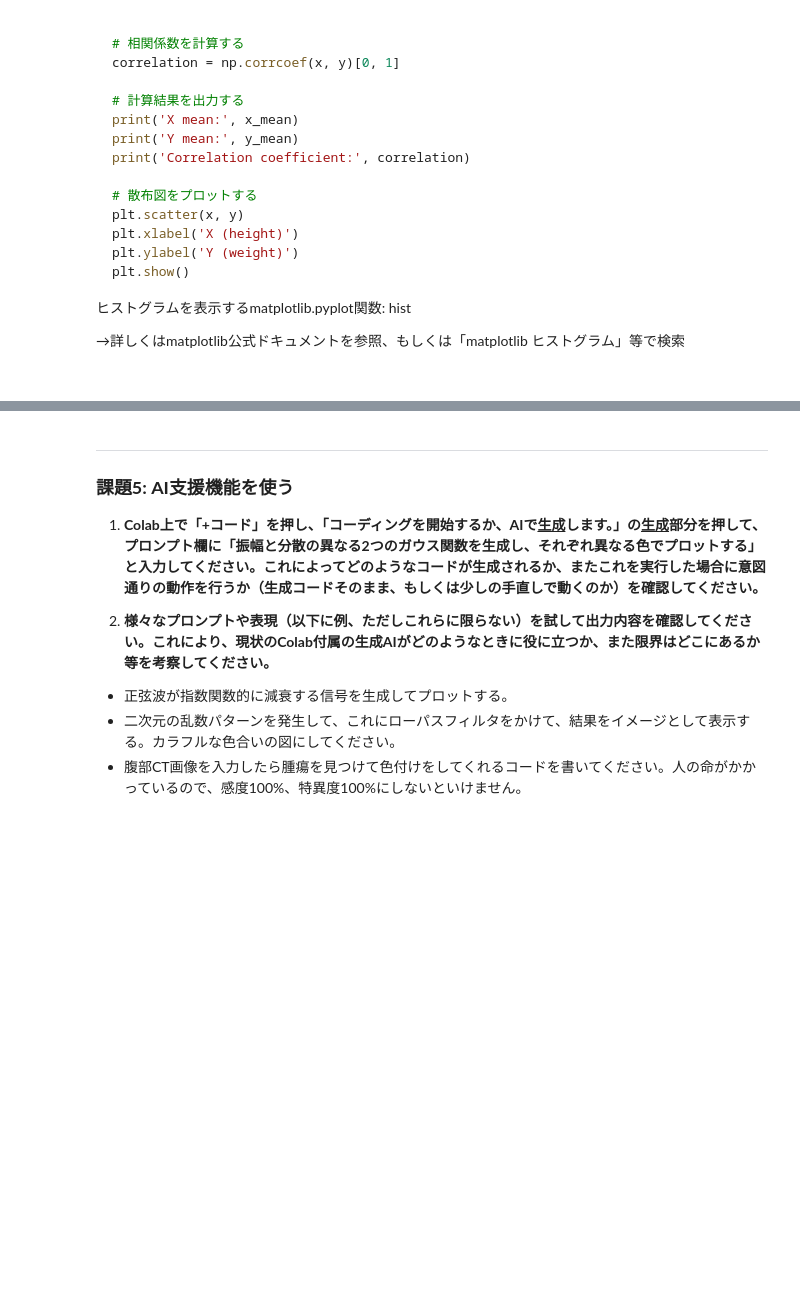
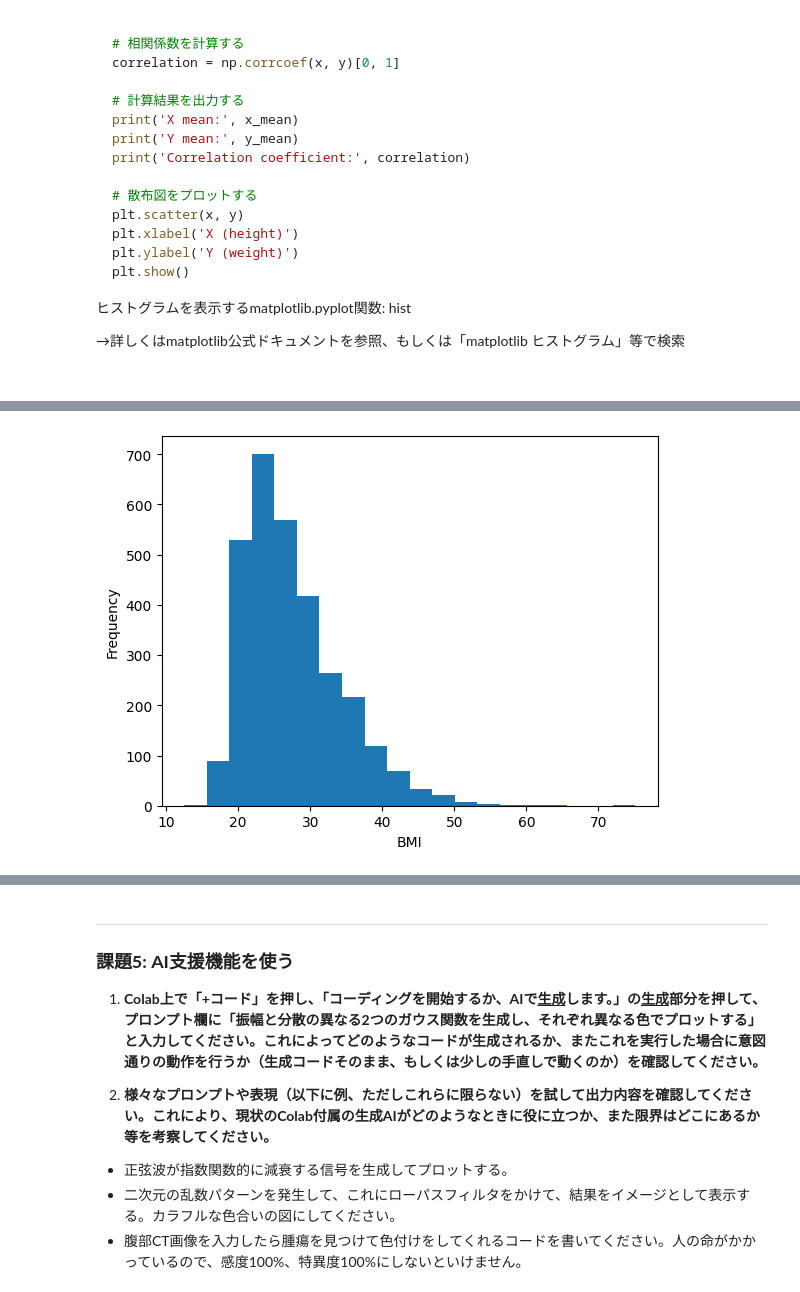
Before and after one commit to boxed-mikann/google_colab_ipynb, a Jupyter notebook: BPEexercisesA2025_1.ipynb, the cells around one changed output, grey strips where cells are left out. Saved outputs shown, nothing was run; the diff lists cells and outputs as text; code cells hidden in the pictures; blank space fills up the shorter version.

```diff
--- a/BPEexercisesA2025_1.ipynb
+++ b/BPEexercisesA2025_1.ipynb
@@ -345,3 +359,23 @@ plt.show()
+# %%
+import numpy as np
+import matplotlib.pyplot as plt
+
+# CSVファイルを読み込む
+# （年齢、性別（1:男性、2:女性）、身長（cm）、体重（kg））
+data = np.loadtxt('hobbie2018ex.csv', delimiter=',')
+
+# 条件を設定する
+data = data[data[:,0]>=20,:] # 20歳以上
+
+# 身長と体重をxとyとする
+bmi = data[:, 3]/(data[:, 2]**2)*10000
+
+plt.hist(bmi, bins=20)
+plt.xlabel('BMI')
+plt.ylabel('Frequency')
+plt.show()
+# %% [output]
+[figure, added]
 # %% [markdown]
 ---
 
```
Also changed, not shown: parts of 4 cells of this notebook.
